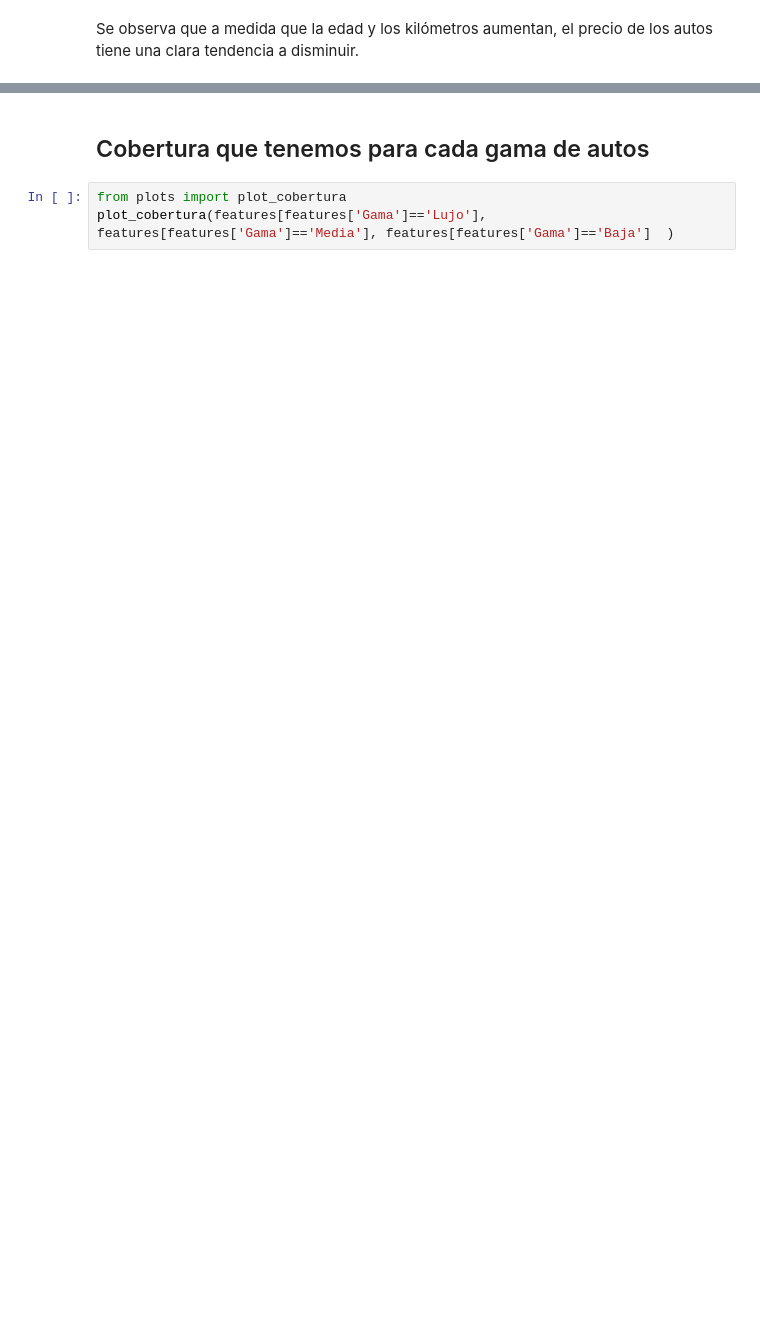
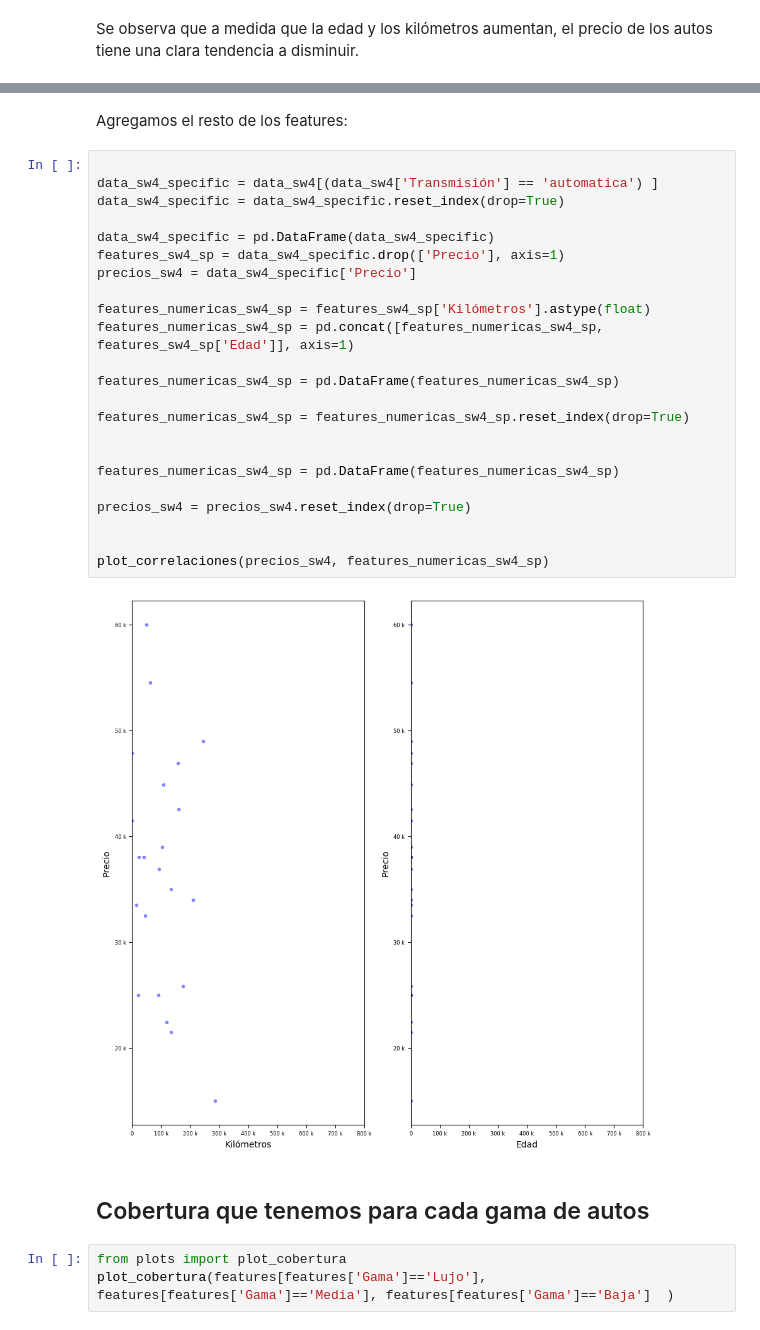
Before and after one commit to ninarigal/TP_FINAL_ML, a Jupyter notebook: analisis_datos/analisis_datos.ipynb, the cells around one changed output, grey strips where cells are left out. Cells and saved outputs as stored; diff of their text form; blank space fills up the shorter version.

```diff
--- a/analisis_datos/analisis_datos.ipynb
+++ b/analisis_datos/analisis_datos.ipynb
@@ -38,3 +97,30 @@ Se observa que a medida que la edad y los kilómetros aumentan, el precio de los
+# %% [markdown]
+Agregamos el resto de los features:
+# %%
+
+data_sw4_specific = data_sw4[(data_sw4['Transmisión'] == 'automatica') ]
+data_sw4_specific = data_sw4_specific.reset_index(drop=True)
+
+data_sw4_specific = pd.DataFrame(data_sw4_specific)
+features_sw4_sp = data_sw4_specific.drop(['Precio'], axis=1)
+precios_sw4 = data_sw4_specific['Precio']
+
+features_numericas_sw4_sp = features_sw4_sp['Kilómetros'].astype(float)
+features_numericas_sw4_sp = pd.concat([features_numericas_sw4_sp, features_sw4_sp['Edad']], axis=1)
+
+features_numericas_sw4_sp = pd.DataFrame(features_numericas_sw4_sp)
+
+features_numericas_sw4_sp = features_numericas_sw4_sp.reset_index(drop=True)
+
+
+features_numericas_sw4_sp = pd.DataFrame(features_numericas_sw4_sp)
+
+precios_sw4 = precios_sw4.reset_index(drop=True)
+
+
+plot_correlaciones(precios_sw4, features_numericas_sw4_sp)
+# %% [output]
+[figure, added]
 # %% [markdown]
 ## Cobertura que tenemos para cada gama de autos
 # %%
```
Also changed, not shown: parts of 8 cells of this notebook, 2 other files.
